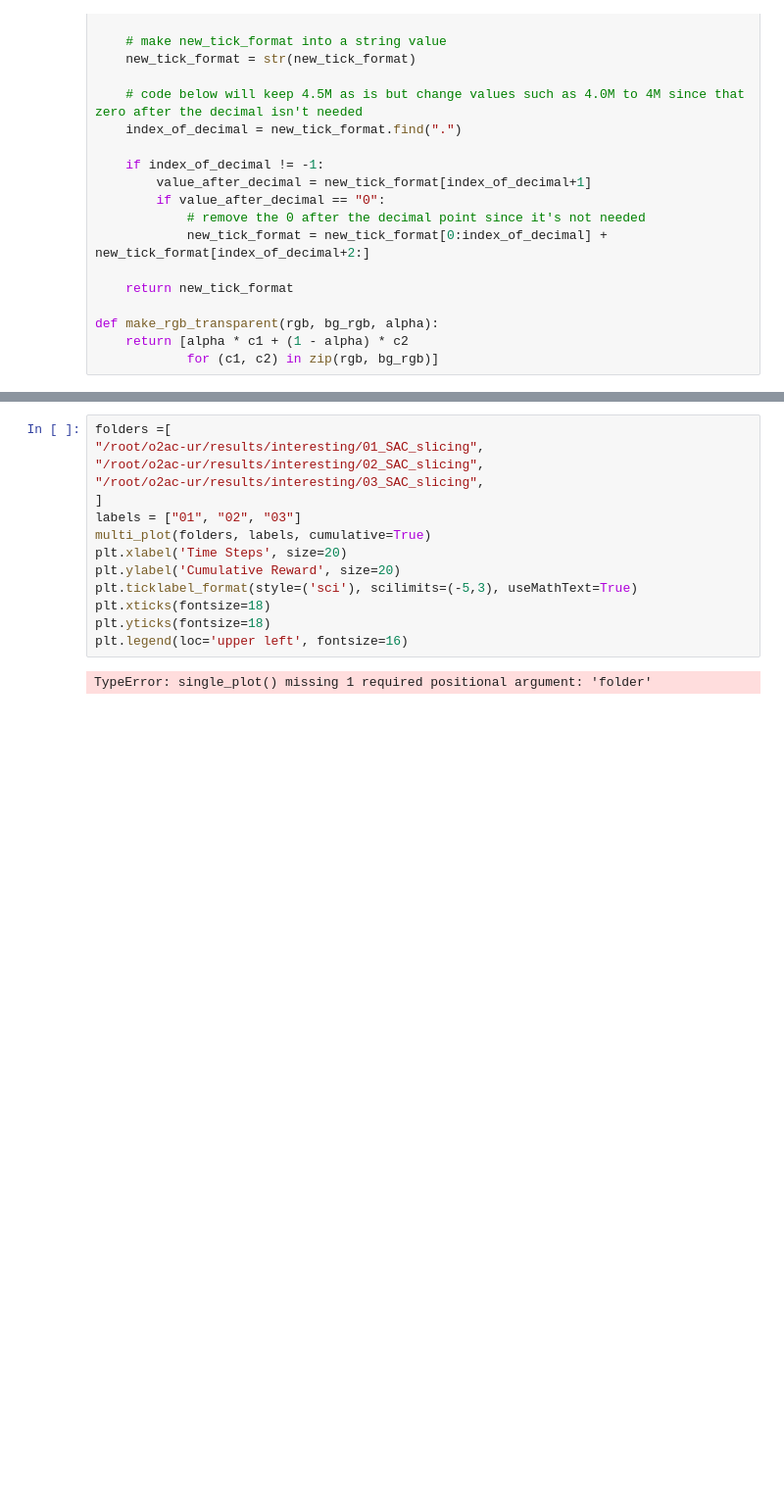
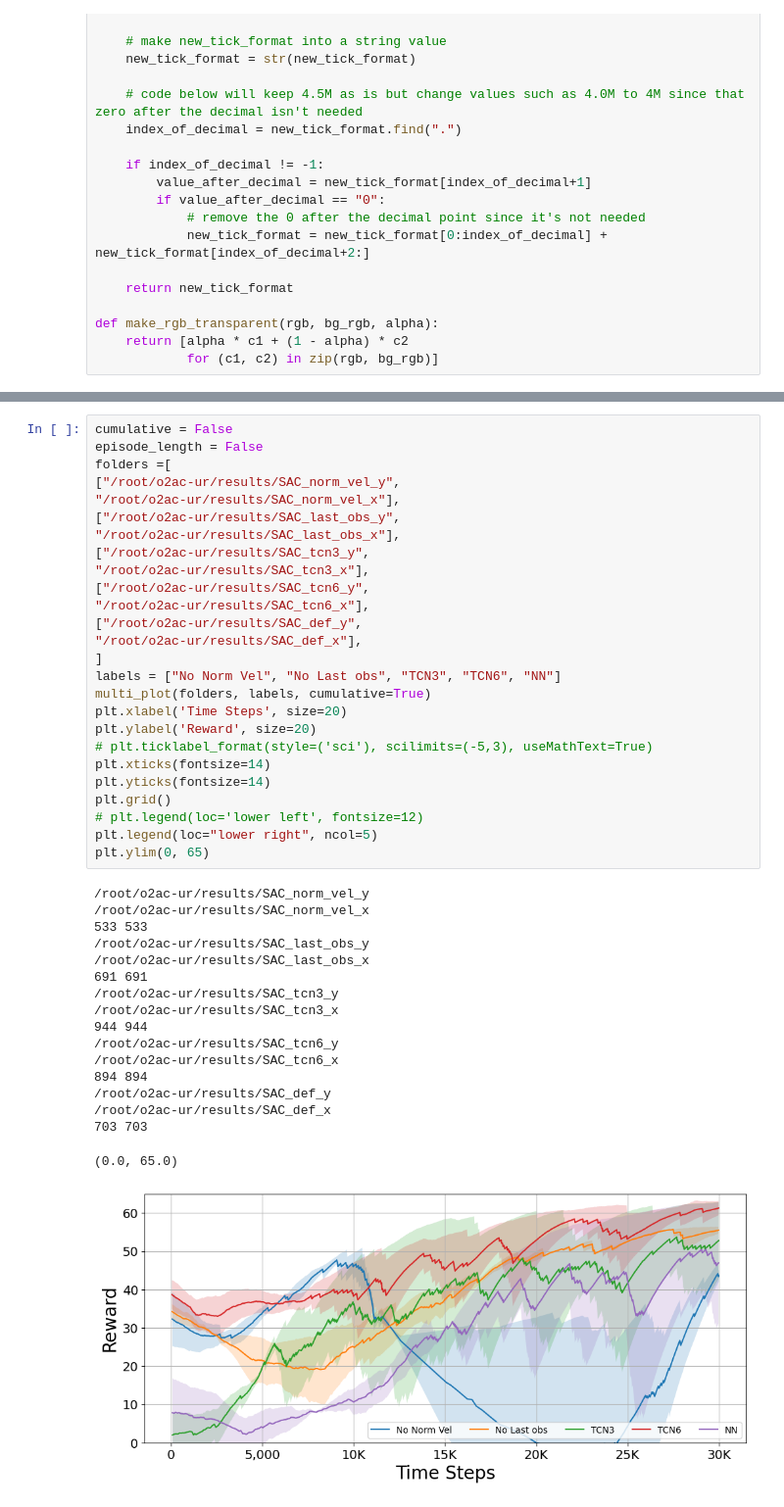
Before and after one commit to cambel/ur3, a Jupyter notebook: ur3e_openai/scripts/reward_plots.ipynb, the cells around one changed output, grey strips where cells are left out. Shown: that part at 98% size. Saved outputs shown, nothing was run; the diff lists cells and outputs as text; blank space fills up the shorter version.

```diff
--- a/ur3e_openai/scripts/reward_plots.ipynb
+++ b/ur3e_openai/scripts/reward_plots.ipynb
@@ -319,19 +323,47 @@ plt.legend(loc='lower right', fontsize=16)
 # %%
+cumulative = False
+episode_length = False
 folders =[
-"/root/o2ac-ur/results/interesting/01_SAC_slicing",
-"/root/o2ac-ur/results/interesting/02_SAC_slicing",
-"/root/o2ac-ur/results/interesting/03_SAC_slicing",
+["/root/o2ac-ur/results/SAC_norm_vel_y",
+"/root/o2ac-ur/results/SAC_norm_vel_x"],
+["/root/o2ac-ur/results/SAC_last_obs_y",
+"/root/o2ac-ur/results/SAC_last_obs_x"],
+["/root/o2ac-ur/results/SAC_tcn3_y",
+"/root/o2ac-ur/results/SAC_tcn3_x"],
+["/root/o2ac-ur/results/SAC_tcn6_y",
+"/root/o2ac-ur/results/SAC_tcn6_x"],
+["/root/o2ac-ur/results/SAC_def_y",
+"/root/o2ac-ur/results/SAC_def_x"],
 ]
-labels = ["01", "02", "03"]
+labels = ["No Norm Vel", "No Last obs", "TCN3", "TCN6", "NN"]
 multi_plot(folders, labels, cumulative=True)
 plt.xlabel('Time Steps', size=20)
-plt.ylabel('Cumulative Reward', size=20)
-plt.ticklabel_format(style=('sci'), scilimits=(-5,3), useMathText=True)
-plt.xticks(fontsize=18)
-plt.yticks(fontsize=18)
-plt.legend(loc='upper left', fontsize=16)
+plt.ylabel('Reward', size=20)
+# plt.ticklabel_format(style=('sci'), scilimits=(-5,3), useMathText=True)
+plt.xticks(fontsize=14)
+plt.yticks(fontsize=14)
+plt.grid()
+# plt.legend(loc='lower left', fontsize=12)
+plt.legend(loc="lower right", ncol=5)
+plt.ylim(0, 65)
 # %% [output]
-TypeError: single_plot() missing 1 required positional argument: 'folder'
+/root/o2ac-ur/results/SAC_norm_vel_y
+/root/o2ac-ur/results/SAC_norm_vel_x
+533 533
+/root/o2ac-ur/results/SAC_last_obs_y
+/root/o2ac-ur/results/SAC_last_obs_x
+691 691
+/root/o2ac-ur/results/SAC_tcn3_y
+/root/o2ac-ur/results/SAC_tcn3_x
+944 944
+/root/o2ac-ur/results/SAC_tcn6_y
+/root/o2ac-ur/results/SAC_tcn6_x
+894 894
+/root/o2ac-ur/results/SAC_def_y
+/root/o2ac-ur/results/SAC_def_x
+703 703
+(0.0, 65.0)
+[figure, added]
 # %%
 d = np.load("/root/o2ac-ur/results/interesting/10_SAC_slicing/detailed_log.npy")
 d[1]
```
Also changed, not shown: parts of 4 cells of this notebook, 28 other files.
